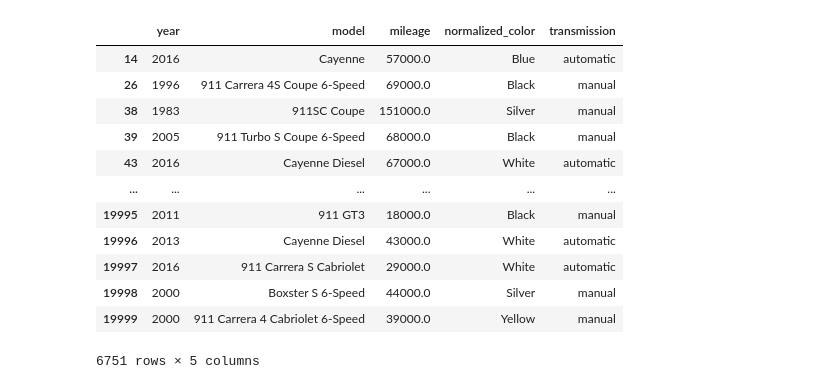
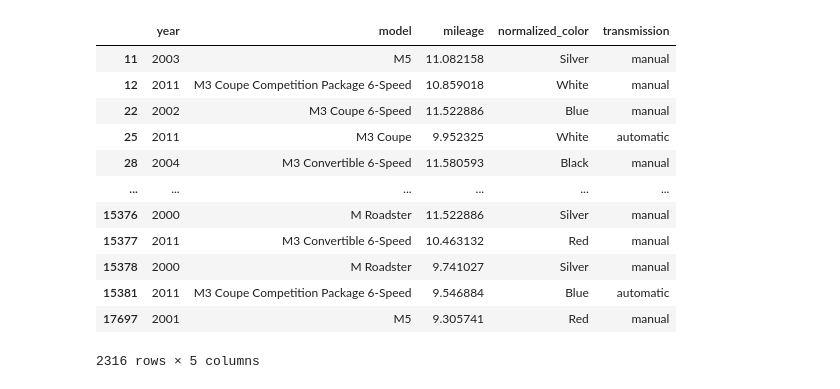
Before and after one commit to redshift75/autostrada, a Jupyter notebook: notebooks/car-prices.ipynb, the cells around one changed output. Cells and saved outputs as stored; diff of their text form; code cells hidden in the pictures.

```diff
--- a/notebooks/car-prices.ipynb
+++ b/notebooks/car-prices.ipynb
@@ -40,0 +22,13 @@ df
+# %%
+# Replace sold_price with bid_amount for the cars that were not sold
+df['sold_price'] = df['sold_price'].fillna(df['bid_amount'])
+df = df.dropna()
+
+# Remove outliers
+df.drop(df[df['sold_price'] >= 250000].index,inplace=True)
+sns.boxplot(x=df['sold_price'])
+
+# Plot distribution of sold_price
+sns.displot(df['sold_price'])
+fig = plt.figure()
+res = stats.probplot(df['sold_price'], plot=plt)
@@ -40,0 +43,8 @@ df
+# %%
+#Log transform sold_price & mileage
+df['sold_price'] = np.log(df['sold_price'])
+df['mileage'] = np.log1p(df['mileage'])
+
+sns.displot(df['sold_price'])
+fig = plt.figure()
+res = stats.probplot(df['sold_price'], plot=plt)
@@ -77,6 +92,0 @@ array([[<Axes: title={'center': 'year'}>,
-# %%
-# Replace sold_price with bid_amount for the cars that were not sold
-df['sold_price'] = df['sold_price'].fillna(df['bid_amount'])
-
-df.drop(df[df['sold_price'] >= 1000000].index,inplace=True)
-sns.boxplot(x=df['sold_price'])
@@ -86,10 +93,18 @@ sns.boxplot(x=df['sold_price'])
 # %%
-counts=df['model'].value_counts()*100/sum(df['model'].value_counts())
+counts=df['model'].value_counts()
+# Get top models
+frequent_models = counts[counts >= 100].index
+
+# Filter the DataFrame to keep only frequent models
+df = df[df['model'].isin(frequent_models)]
+
 #calculating percentage of each brand
-popular_labels=counts.index[:25]
+popular_labels=frequent_models
 
 colors=['lightslategray',]*len(popular_labels)
 colors[0]='crimson'
 
 fig=go.Figure(data=[go.Bar(x=counts[:25],y=popular_labels,marker_color=colors,orientation='h')])
-fig.update_layout(title_text='Most represented Models in the Dataset',xaxis_title="Percentage",yaxis_title="Model")
+fig.update_layout(title_text='Most represented Models in the Dataset',xaxis_title="Count",yaxis_title="Model")
+
+df.describe()
@@ -189,17 +193,17 @@ Name: normalized_color, dtype: object
 # %%
-X = df.drop(["sold_price","bid_amount","end_date", "bidders", "watchers", "comments", "status"],axis=1)
+X = df.drop(["sold_price","bid_amount","end_date", "bidders", "watchers", "comments", "status", "Price Range"],axis=1)
 X
 # %% [output]
 |  | year | model | mileage | normalized_color | transmission |
-| 14 | 2016 | Cayenne | 57000.0 | Blue | automatic |
-| 26 | 1996 | 911 Carrera 4S Coupe 6-Speed | 69000.0 | Black | manual |
-| 38 | 1983 | 911SC Coupe | 151000.0 | Silver | manual |
-| 39 | 2005 | 911 Turbo S Coupe 6-Speed | 68000.0 | Black | manual |
-| 43 | 2016 | Cayenne Diesel | 67000.0 | White | automatic |
+| 11 | 2003 | M5 | 11.082158 | Silver | manual |
+| 12 | 2011 | M3 Coupe Competition Package 6-Speed | 10.859018 | White | manual |
+| 22 | 2002 | M3 Coupe 6-Speed | 11.522886 | Blue | manual |
+| 25 | 2011 | M3 Coupe | 9.952325 | White | automatic |
+| 28 | 2004 | M3 Convertible 6-Speed | 11.580593 | Black | manual |
 | ... | ... | ... | ... | ... | ... |
-| 19995 | 2011 | 911 GT3 | 18000.0 | Black | manual |
-| 19996 | 2013 | Cayenne Diesel | 43000.0 | White | automatic |
-| 19997 | 2016 | 911 Carrera S Cabriolet | 29000.0 | White | automatic |
-| 19998 | 2000 | Boxster S 6-Speed | 44000.0 | Silver | manual |
-| 19999 | 2000 | 911 Carrera 4 Cabriolet 6-Speed | 39000.0 | Yellow | manual |
+| 15376 | 2000 | M Roadster | 11.522886 | Silver | manual |
+| 15377 | 2011 | M3 Convertible 6-Speed | 10.463132 | Red | manual |
+| 15378 | 2000 | M Roadster | 9.741027 | Silver | manual |
+| 15381 | 2011 | M3 Coupe Competition Package 6-Speed | 9.546884 | Blue | automatic |
+| 17697 | 2001 | M5 | 9.305741 | Red | manual |
-6751 rows × 5 columns
+2316 rows × 5 columns
```
Also changed, not shown: parts of 33 cells of this notebook.
